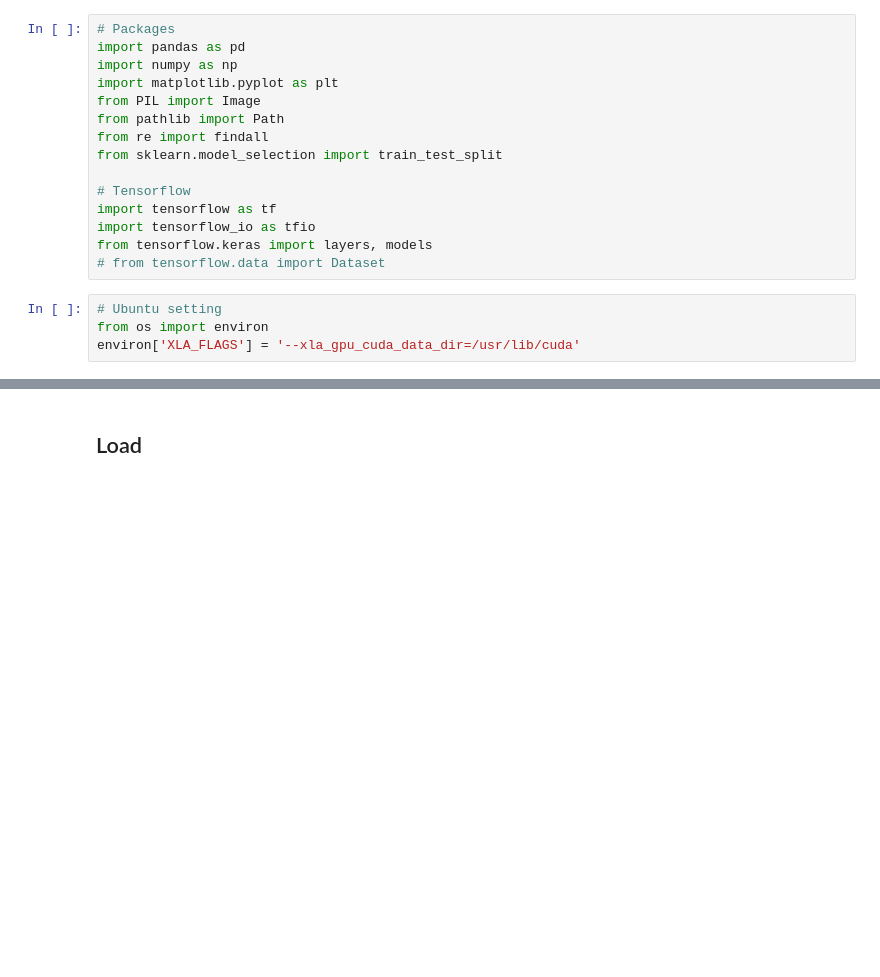
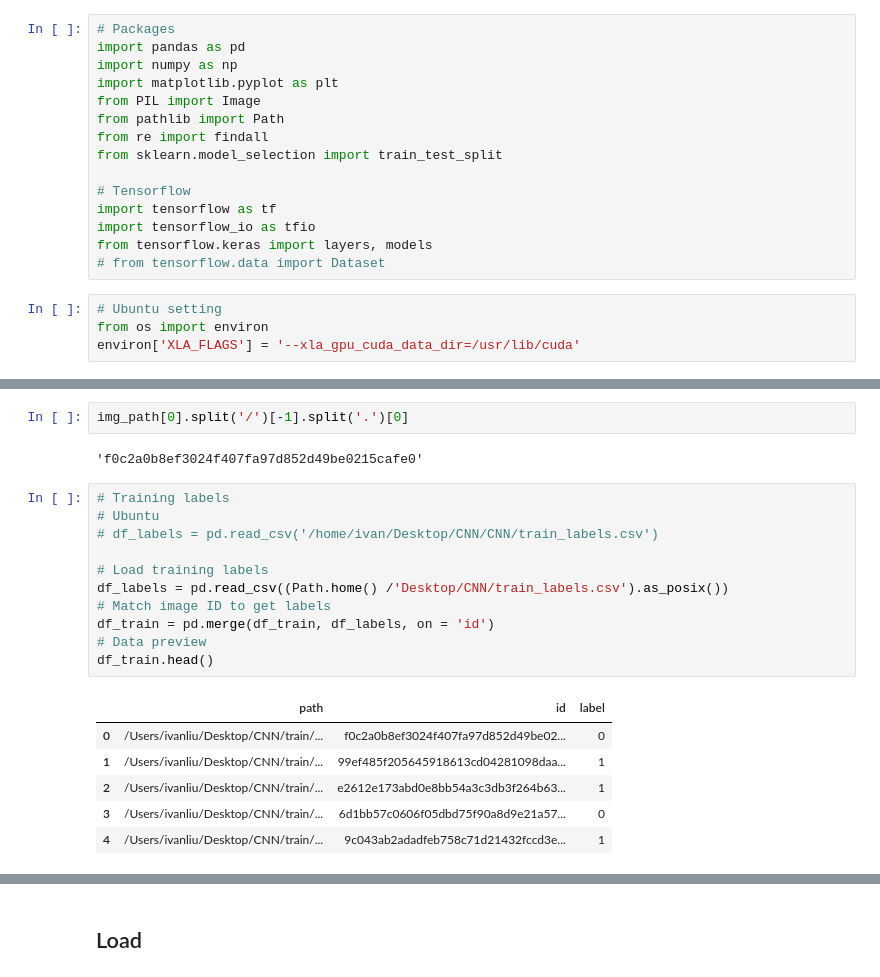
Before and after one commit to IvanLiuTW/code, a Jupyter notebook: CNN_detection.ipynb, the cells around one changed output, grey strips where cells are left out. Drawn from its saved outputs; the diff is of its cells as text; blank space fills up the shorter version.

```diff
--- a/CNN_detection.ipynb
+++ b/CNN_detection.ipynb
@@ -37,0 +67,22 @@ tf.config.list_physical_devices('GPU')
+# %%
+img_path[0].split('/')[-1].split('.')[0]
+# %% [output]
+'f0c2a0b8ef3024f407fa97d852d49be0215cafe0'
+# %%
+# Training labels
+# Ubuntu
+# df_labels = pd.read_csv('/home/ivan/Desktop/CNN/CNN/train_labels.csv')
+
+# Load training labels
+df_labels = pd.read_csv((Path.home() /'Desktop/CNN/train_labels.csv').as_posix())
+# Match image ID to get labels
+df_train = pd.merge(df_train, df_labels, on = 'id')
+# Data preview
+df_train.head()
+# %% [output]
+|  | path | id | label |
+| 0 | /Users/ivanliu/Desktop/CNN/train/... | f0c2a0b8ef3024f407fa97d852d49be02... | 0 |
+| 1 | /Users/ivanliu/Desktop/CNN/train/... | 99ef485f205645918613cd04281098daa... | 1 |
+| 2 | /Users/ivanliu/Desktop/CNN/train/... | e2612e173abd0e8bb54a3c3db3f264b63... | 1 |
+| 3 | /Users/ivanliu/Desktop/CNN/train/... | 6d1bb57c0606f05dbd75f90a8d9e21a57... | 0 |
+| 4 | /Users/ivanliu/Desktop/CNN/train/... | 9c043ab2adadfeb758c71d21432fccd3e... | 1 |
```
Also changed, not shown: parts of 28 cells of this notebook.
